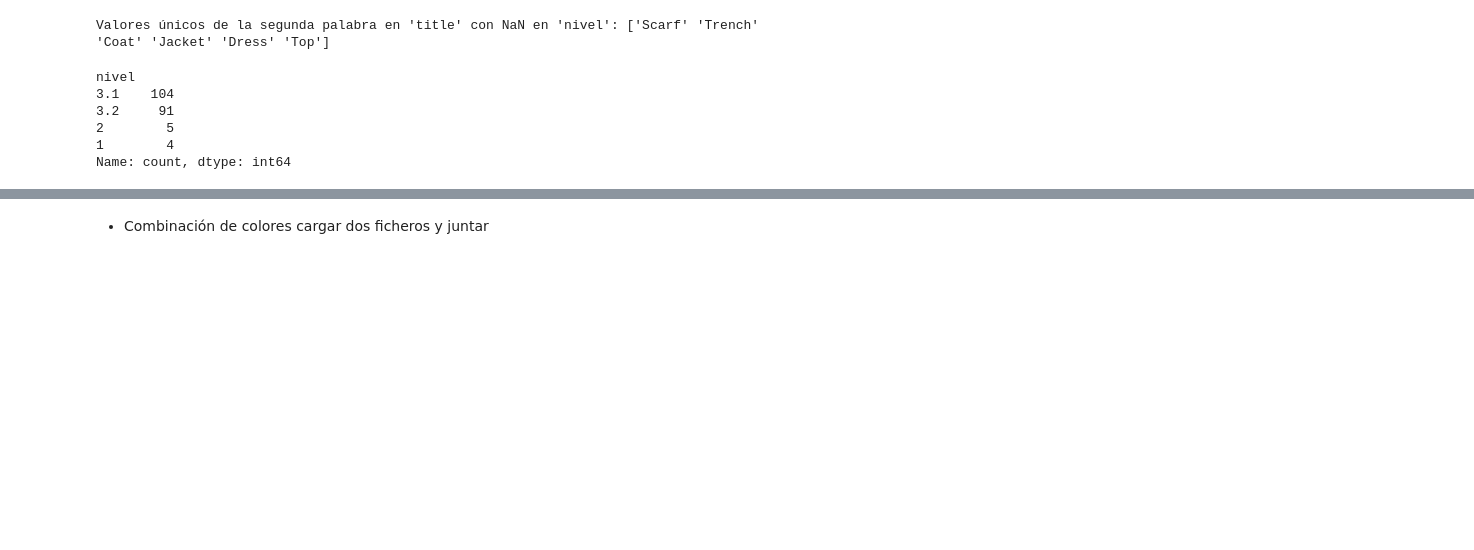
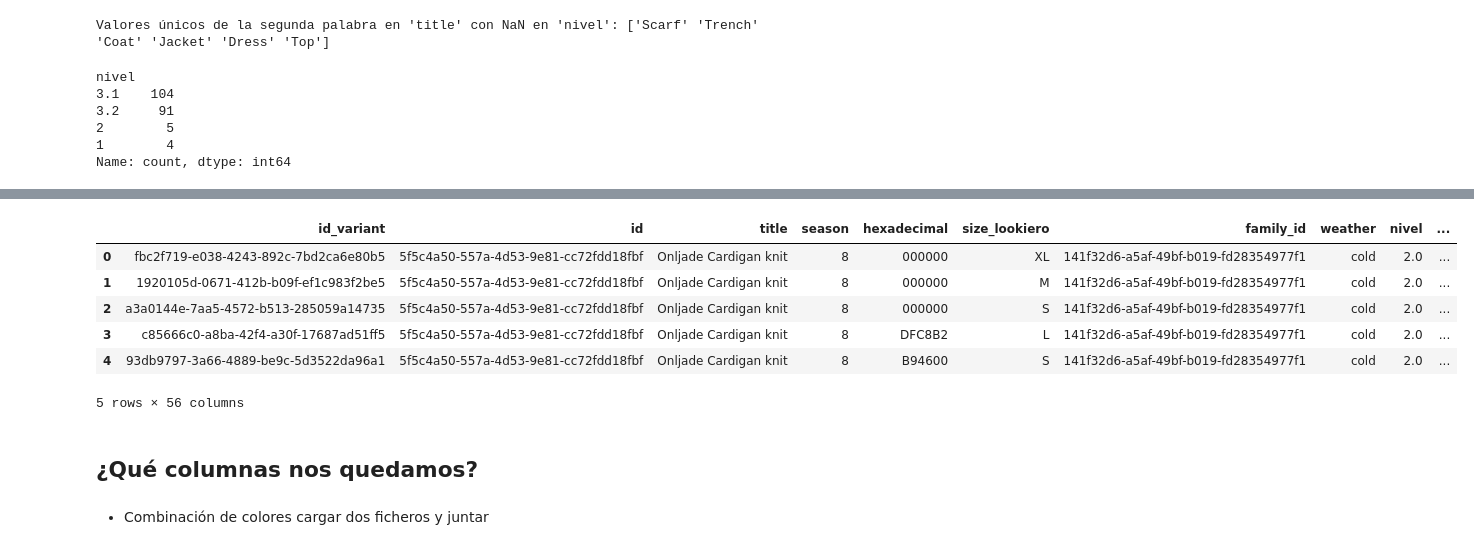
Before and after one commit to xaabizulu/24_25_3_R10_Verde_Oscuro, a Jupyter notebook: 01-Preprocesamiento.ipynb, the cells around one changed output, grey strips where cells are left out. Saved outputs shown, nothing was run; the diff lists cells and outputs as text; code cells hidden in the pictures; blank space fills up the shorter version.

```diff
--- a/01-Preprocesamiento.ipynb
+++ b/01-Preprocesamiento.ipynb
@@ -602,4 +602,32 @@ df_resultado.head()
 | 2 | a3a0144e-7aa5-4572-b513-285059a14735 | 5f5c4a50-557a-4d53-9e81-cc72fdd18fbf | Onljade Cardigan knit | 8 | 000000 | S | 141f32d6-a5af-49bf-b019-fd28354977f1 | {'top_type': 'cardigan', 'finishi... | ... |
 | 3 | c85666c0-a8ba-42f4-a30f-17687ad51ff5 | 5f5c4a50-557a-4d53-9e81-cc72fdd18fbf | Onljade Cardigan knit | 8 | DFC8B2 | L | 141f32d6-a5af-49bf-b019-fd28354977f1 | {'top_type': 'cardigan', 'finishi... | ... |
 | 4 | 93db9797-3a66-4889-be9c-5d3522da96a1 | 5f5c4a50-557a-4d53-9e81-cc72fdd18fbf | Onljade Cardigan knit | 8 | B94600 | S | 141f32d6-a5af-49bf-b019-fd28354977f1 | {'top_type': 'cardigan', 'finishi... | ... |
+# %%
+# Expandir la columna 'caracteristicas' en nuevas columnas
+caracteristicas_df = df_resultado['caracteristicas'].apply(pd.Series)
+
+# Obtener el conjunto total de claves de 'caracteristicas'
+caracteristicas_keys = set()
+df_resultado['caracteristicas'].apply(lambda x: caracteristicas_keys.update(x.keys()))
+
+# Añadir columnas que podrían no existir en todos los productos
+for key in caracteristicas_keys:
+    if key not in caracteristicas_df.columns:
+        caracteristicas_df[key] = 0
+
+# Reemplazar la columna 'caracteristicas' por las columnas expandidas
+df = df_resultado.drop(columns=['caracteristicas'])
+df = pd.concat([df, caracteristicas_df], axis=1)
+
+df.head()
+# %% [output]
+|  | id_variant | id | title | season | hexadecimal | size_lookiero | family_id | weather | nivel | ... |
+| 0 | fbc2f719-e038-4243-892c-7bd2ca6e80b5 | 5f5c4a50-557a-4d53-9e81-cc72fdd18fbf | Onljade Cardigan knit | 8 | 000000 | XL | 141f32d6-a5af-49bf-b019-fd28354977f1 | cold | 2.0 | ... |
+| 1 | 1920105d-0671-412b-b09f-ef1c983f2be5 | 5f5c4a50-557a-4d53-9e81-cc72fdd18fbf | Onljade Cardigan knit | 8 | 000000 | M | 141f32d6-a5af-49bf-b019-fd28354977f1 | cold | 2.0 | ... |
+| 2 | a3a0144e-7aa5-4572-b513-285059a14735 | 5f5c4a50-557a-4d53-9e81-cc72fdd18fbf | Onljade Cardigan knit | 8 | 000000 | S | 141f32d6-a5af-49bf-b019-fd28354977f1 | cold | 2.0 | ... |
+| 3 | c85666c0-a8ba-42f4-a30f-17687ad51ff5 | 5f5c4a50-557a-4d53-9e81-cc72fdd18fbf | Onljade Cardigan knit | 8 | DFC8B2 | L | 141f32d6-a5af-49bf-b019-fd28354977f1 | cold | 2.0 | ... |
+| 4 | 93db9797-3a66-4889-be9c-5d3522da96a1 | 5f5c4a50-557a-4d53-9e81-cc72fdd18fbf | Onljade Cardigan knit | 8 | B94600 | S | 141f32d6-a5af-49bf-b019-fd28354977f1 | cold | 2.0 | ... |
+5 rows × 56 columns
+# %% [markdown]
+## ¿Qué columnas nos quedamos?
 # %%
```
Also changed, not shown: parts of 1 cell of this notebook.
